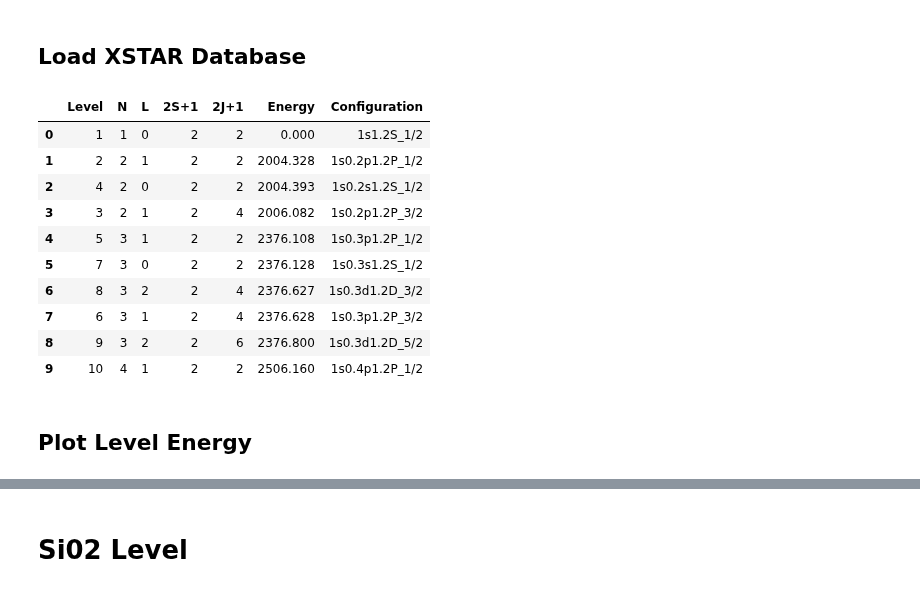
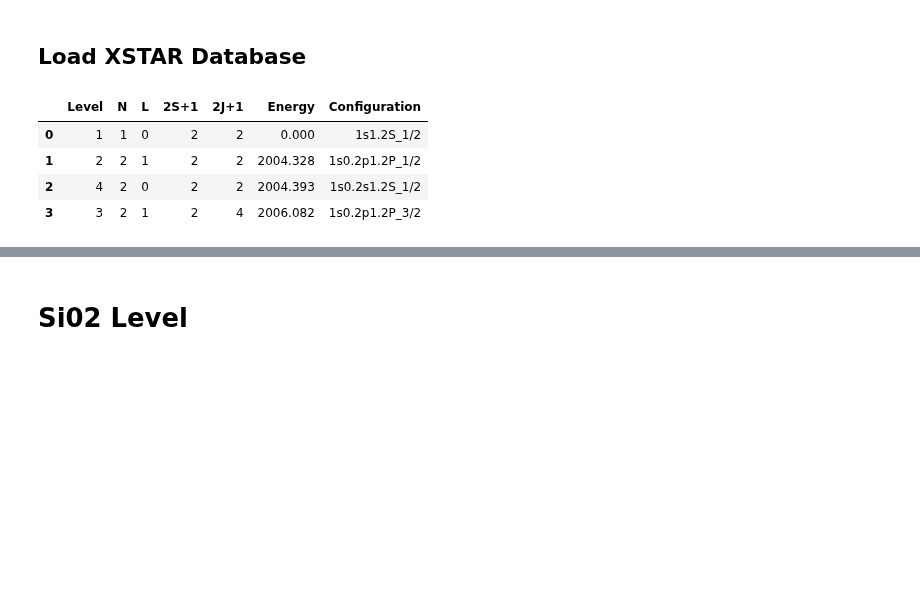
Before and after one commit to AtsushiTanimoto/AtomicDatabase, a Jupyter notebook: Code/Comparison/Comparison.ipynb, the cells around one changed output, grey strips where cells are left out. Cells and saved outputs as stored; diff of their text form; code cells hidden in the pictures; blank space fills up the shorter version.

```diff
--- a/Code/Comparison/Comparison.ipynb
+++ b/Code/Comparison/Comparison.ipynb
@@ -48,20 +41,11 @@ Monaco_Si01_Level[:10]
 ## Load XSTAR Database
 # %%
 Xstar_Si01_Level = read_csv("/Users/tanimoto/github/AtomicDatabase/Database/Xstar/Si/Si01_Level.tsv",sep="\t")
-Xstar_Si01_Level.drop(columns=["Unnamed: 0", "Z", "Ion", "Electron", "Potential"], inplace=True)
-Xstar_Si01_Level = Xstar_Si01_Level.sort_values("Energy").reset_index().drop(columns="index")
-Xstar_Si01_Level[:10]
+Xstar_Si01_Level = Xstar_Si01_Level.sort_values("Energy").reset_index().drop(columns=["Unnamed: 0", "index", "Z", "Ion", "Electron", "Potential"])
+Xstar_Si01_Level[:4]
 # %% [output]
 |  | Level | N | L | 2S+1 | 2J+1 | Energy | Configuration |
 | 0 | 1 | 1 | 0 | 2 | 2 | 0.000 | 1s1.2S_1/2 |
 | 1 | 2 | 2 | 1 | 2 | 2 | 2004.328 | 1s0.2p1.2P_1/2 |
 | 2 | 4 | 2 | 0 | 2 | 2 | 2004.393 | 1s0.2s1.2S_1/2 |
 | 3 | 3 | 2 | 1 | 2 | 4 | 2006.082 | 1s0.2p1.2P_3/2 |
-| 4 | 5 | 3 | 1 | 2 | 2 | 2376.108 | 1s0.3p1.2P_1/2 |
-| 5 | 7 | 3 | 0 | 2 | 2 | 2376.128 | 1s0.3s1.2S_1/2 |
-| 6 | 8 | 3 | 2 | 2 | 4 | 2376.627 | 1s0.3d1.2D_3/2 |
-| 7 | 6 | 3 | 1 | 2 | 4 | 2376.628 | 1s0.3p1.2P_3/2 |
-| 8 | 9 | 3 | 2 | 2 | 6 | 2376.800 | 1s0.3d1.2D_5/2 |
-| 9 | 10 | 4 | 1 | 2 | 2 | 2506.160 | 1s0.4p1.2P_1/2 |
-# %% [markdown]
-## Plot Level Energy
```
Also changed, not shown: parts of 13 cells of this notebook, 1 other file.
